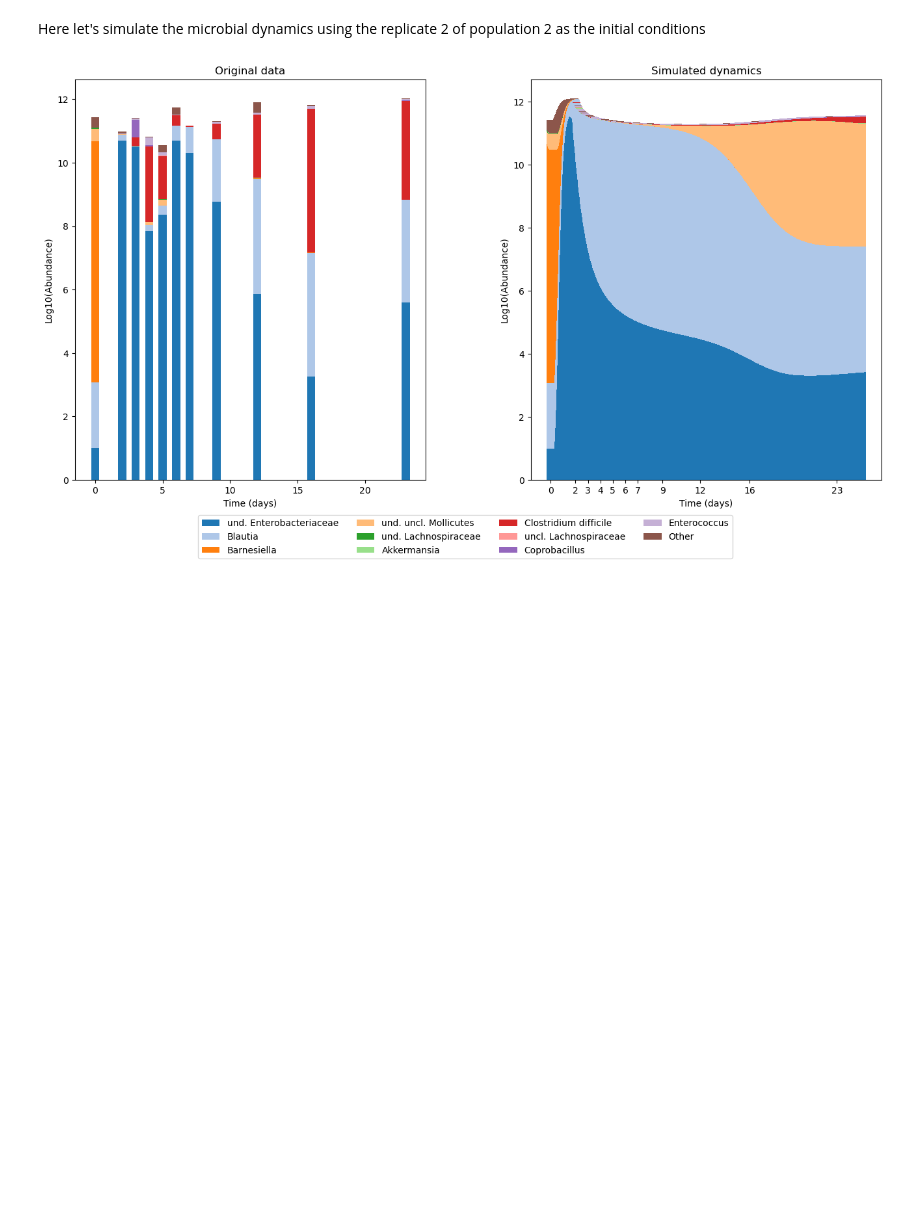
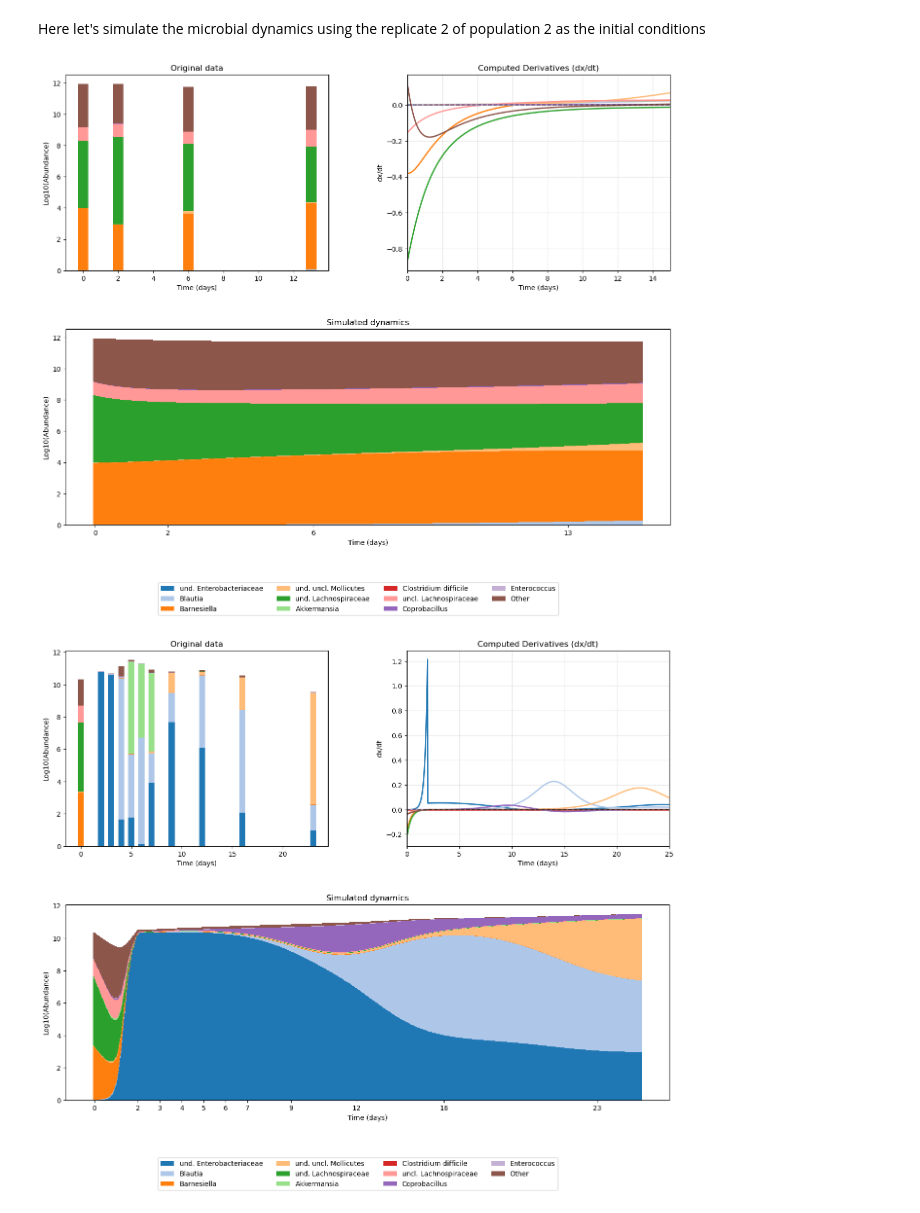
Before and after one commit to BOYANGLI233/gLV-model-implementation, a Jupyter notebook: notebook/gLV_fit.ipynb, the cells around one changed output. Cells and saved outputs as stored; diff of their text form; code cells hidden in the pictures; blank space fills up the shorter version.

Commit message:
update plots and plot_utili

```diff
--- a/notebook/gLV_fit.ipynb
+++ b/notebook/gLV_fit.ipynb
@@ -223,25 +226,51 @@ plt.show()
 # %% [markdown]
 Here let's simulate the microbial dynamics using the replicate 2 of population 2 as the initial conditions
 # %%
-# Define initial conditions and time span
-t_span = [0, 25]
 num_t = 1000
 
 orig_data_3 = Y_data_2[:-2, 40:51]  # Original data for population 3
 orig_data_2 = Y_data_2[:-2, 25:36]  # Original data for population 2
 orig_data_1 = Y_data_2[:-2, 36:40]  # Original data for population 1
 
-x0_1 = orig_data_1[:, 0].reshape(-1, 1)  # Initial conditions based on the original data
-x0_2 = orig_data_2[:, 0].reshape(-1, 1)  # Initial conditions based on the original data
-x0_3 = np.hstack((orig_data_3[:, 0].reshape(-1, 1), (orig_data_3[:, 1].reshape(-1, 1))))  # Combine initial conditions for populations 1 and 2
+x0_1 = orig_data_1[:, 0].reshape(-1, 1)
+x0_2 = orig_data_2[:, 0].reshape(-1, 1)
+x0_3 = np.hstack((orig_data_3[:, 0].reshape(-1, 1), (orig_data_3[:, 1].reshape(-1, 1))))
 
-perturb_start_end = np.array([[0, 2]])
-x_intro = np.zeros(x0_3.shape[0])
-x_intro[6] = 2  # Set the introduction for the first population
+x_intro_1 = np.zeros(x0_1.shape[0])
+perturb_start_end_1 = None
 
-x_sim, t_sim = mI.gLV_simulation(t_span, num_t, x0_3, theta_3, x_intro=x_intro, perturb_start_end=perturb_start_end)
-orig_time = all_time[3].astype(np.float64) # Original time for population 2
-fig4 = mI.plot_simulation(species, orig_data_3, orig_time, x_sim, t_sim)
+x_intro_2 = np.zeros(x0_2.shape[0])
+perturb_start_end_2 = np.array([[0, 2]])
+
+x_intro_3 = np.zeros(x0_3.shape[0])
+x_intro_3[6] = 2
+perturb_start_end_3 = np.array([[0, 2]])
+
+orig_time_1 = all_time[4].astype(np.float64)
+orig_time_2 = all_time[3].astype(np.float64)
+orig_time_3 = all_time[5].astype(np.float64)
+
+t_span_1 = [0, 15]
+t_span_2 = [0, 25]
+t_span_3 = [0, 25]
+
+x_sim, t_sim, dx_sim = mI.gLV_simulation(t_span_1, num_t, x0_1, theta_3, x_intro=x_intro_1, perturb_start_end=perturb_start_end_1)
+fig4 = mI.plot_simulation(species, orig_data_1, orig_time_1, x_sim, t_sim, dx_sim)
 plt.show()
+# fig4.savefig('../figure/simulation_1.svg')
+# fig4.savefig('../figure/simulation_1.eps')
+
+x_sim, t_sim, dx_sim = mI.gLV_simulation(t_span_2, num_t, x0_2, theta_3, x_intro=x_intro_2, perturb_start_end=perturb_start_end_2)
+fig5 = mI.plot_simulation(species, orig_data_2, orig_time_2, x_sim, t_sim, dx_sim)
+plt.show()
+# fig5.savefig('../figure/simulation_2.svg')
+# fig5.savefig('../figure/simulation_2.eps')
+
+x_sim, t_sim, dx_sim = mI.gLV_simulation(t_span_3, num_t, x0_3, theta_3, x_intro=x_intro_3, perturb_start_end=perturb_start_end_3)
+fig6 = mI.plot_simulation(species, orig_data_3, orig_time_3, x_sim, t_sim, dx_sim)
+plt.show()
+# fig6.savefig('../figure/simulation_3.svg')
+# fig6.savefig('../figure/simulation_3.eps')
 # %% [output]
-[figure, old version]
+[figure, new version]
+[figure, added]
```
Also changed, not shown: parts of 3 cells of this notebook, 26 other files.
